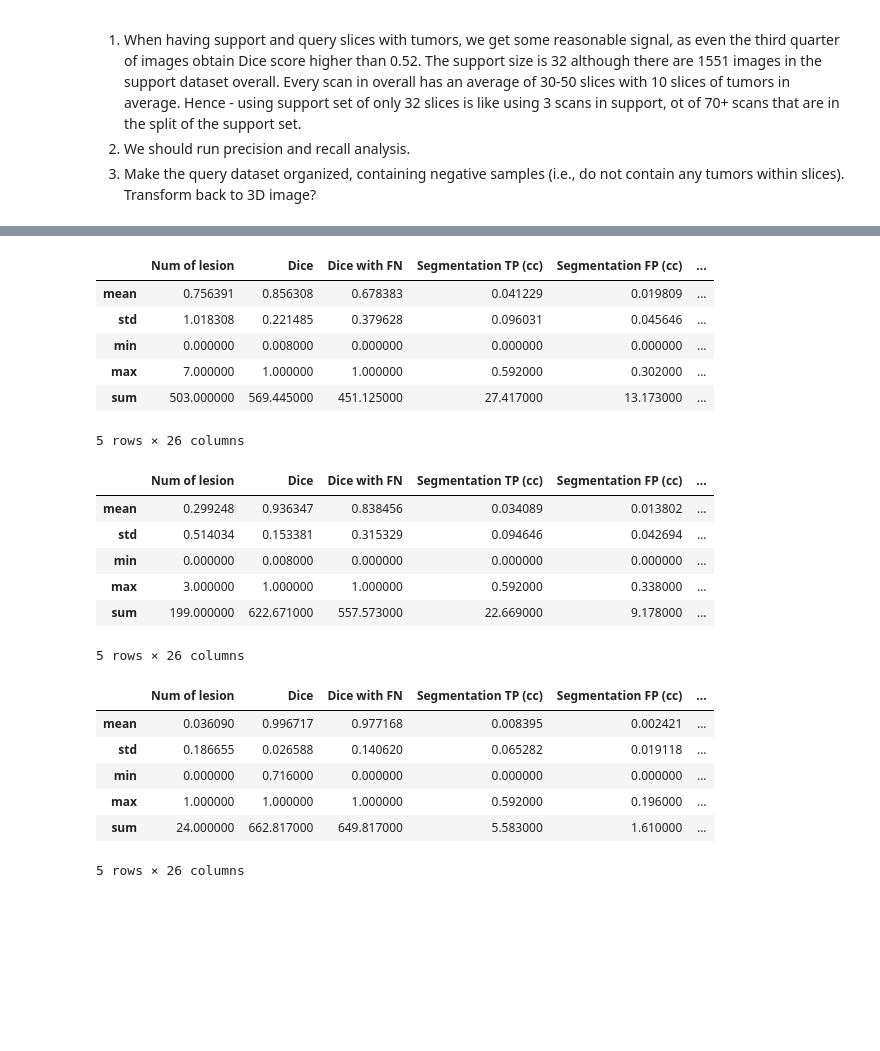
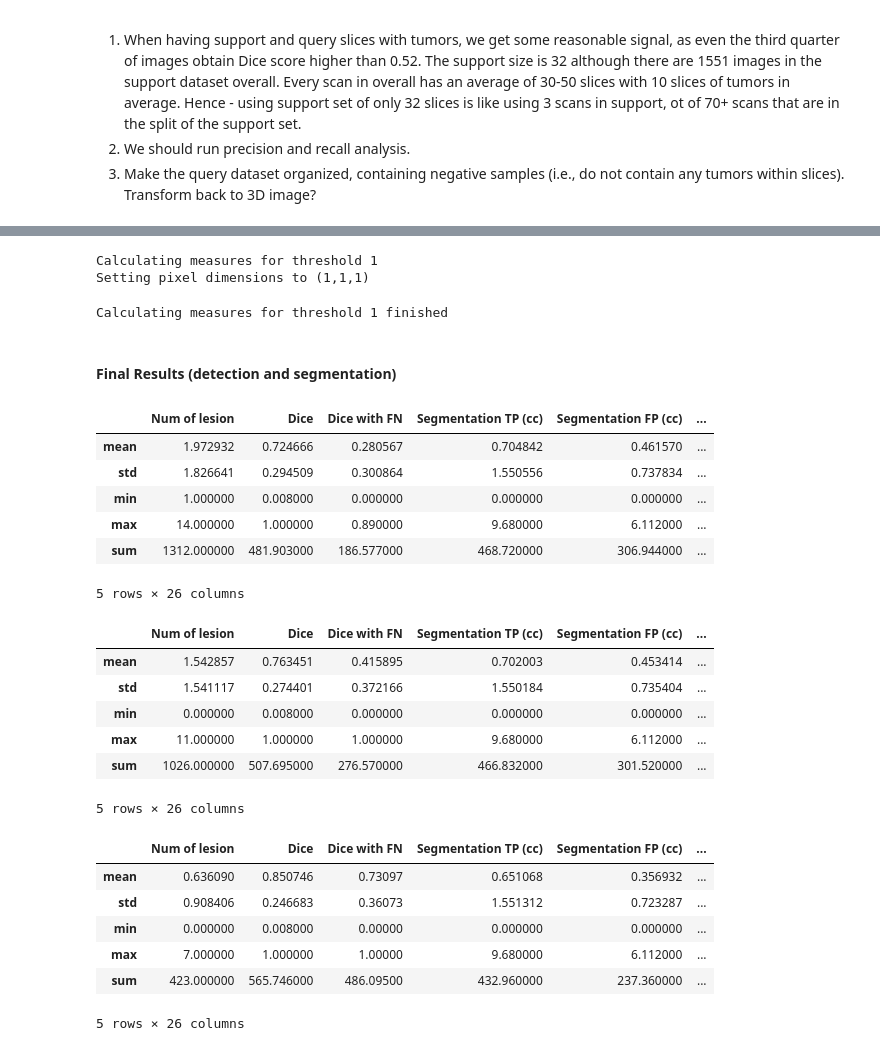
Before and after one commit to alinaryabtsev/FewShotLearning, a Jupyter notebook: test_modules/universeg_test.ipynb, the cells around one changed output, grey strips where cells are left out. Drawn from its saved outputs; the diff is of its cells as text; code cells hidden in the pictures; blank space fills up the shorter version.

Commit message:
finished detection and segmentation analysis for UniverSeg, with fixed calculate measures

```diff
--- a/test_modules/universeg_test.ipynb
+++ b/test_modules/universeg_test.ipynb
@@ -85,8 +91,10 @@ def visualize_tensors(tensors: torch.tensor, col_wrap: int=8, col_names: str=Non
 def dice_score(y_pred: torch.Tensor, y_true: torch.Tensor) -> float:
     y_pred = y_pred.long()
     y_true = y_true.long()
-    score = 2*(y_pred*y_true).sum() / (y_pred.sum() + y_true.sum())
-    return score.item()
+    intersection = torch.logical_and(y_true, y_pred)
+    if y_pred.sum() + y_true.sum() == 0:
+        return 1
+    return float(format(2. * intersection.sum() / (y_true.sum() + y_pred.sum()), '.3f'))
 # %%
 # run inference and compute losses for one test image
 @torch.no_grad()
@@ -515,35 +537,44 @@ Now we will calculate all measures of the query images:
 # %%
-predictions = [r.cpu().detach().numpy() for r in results["Prediction"]]
-gt = [r.cpu().detach().numpy() for r in results["Ground Truth"]]
+predictions = [resize(r.cpu().detach().numpy(), (r.shape[0] * 4, r.shape[1] * 4, r.shape[2]), anti_aliasing=True) for r in results["Prediction"]]
+gt = [resize(r.cpu().detach().numpy(), (r.shape[0] * 4, r.shape[1] * 4, r.shape[2]), anti_aliasing=True) for r in results["Ground Truth"]]
 # %%
 results_detection = calculate_measures_dataframe("tumors", predictions, gt, range(1, 2), pix_dim=True)[1]
+# %% [output]
+Calculating measures for threshold 1
+Setting pixel dimensions to (1,1,1)
+Calculating measures for threshold 1 finished
+# %% [markdown]
+#### Final Results (detection and segmentation)
 # %%
+results_detection[0].drop("Filename", inplace=True, axis=1)
 results_detection[0]  # all lesions
 # %% [output]
 |  | Num of lesion | Dice | Dice with FN | Segmentation TP (cc) | Segmentation FP (cc) | ... |
-| mean | 0.756391 | 0.856308 | 0.678383 | 0.041229 | 0.019809 | ... |
-| std | 1.018308 | 0.221485 | 0.379628 | 0.096031 | 0.045646 | ... |
-| min | 0.000000 | 0.008000 | 0.000000 | 0.000000 | 0.000000 | ... |
-| max | 7.000000 | 1.000000 | 1.000000 | 0.592000 | 0.302000 | ... |
-| sum | 503.000000 | 569.445000 | 451.125000 | 27.417000 | 13.173000 | ... |
+| mean | 1.972932 | 0.724666 | 0.280567 | 0.704842 | 0.461570 | ... |
+| std | 1.826641 | 0.294509 | 0.300864 | 1.550556 | 0.737834 | ... |
+| min | 1.000000 | 0.008000 | 0.000000 | 0.000000 | 0.000000 | ... |
+| max | 14.000000 | 1.000000 | 0.890000 | 9.680000 | 6.112000 | ... |
+| sum | 1312.000000 | 481.903000 | 186.577000 | 468.720000 | 306.944000 | ... |
 5 rows × 26 columns
 # %%
+results_detection[1].drop("Filename", inplace=True, axis=1)
 results_detection[1]  # lesions greater than 5 mm
 # %% [output]
 |  | Num of lesion | Dice | Dice with FN | Segmentation TP (cc) | Segmentation FP (cc) | ... |
-| mean | 0.299248 | 0.936347 | 0.838456 | 0.034089 | 0.013802 | ... |
-| std | 0.514034 | 0.153381 | 0.315329 | 0.094646 | 0.042694 | ... |
+| mean | 1.542857 | 0.763451 | 0.415895 | 0.702003 | 0.453414 | ... |
+| std | 1.541117 | 0.274401 | 0.372166 | 1.550184 | 0.735404 | ... |
 | min | 0.000000 | 0.008000 | 0.000000 | 0.000000 | 0.000000 | ... |
-| max | 3.000000 | 1.000000 | 1.000000 | 0.592000 | 0.338000 | ... |
-| sum | 199.000000 | 622.671000 | 557.573000 | 22.669000 | 9.178000 | ... |
+| max | 11.000000 | 1.000000 | 1.000000 | 9.680000 | 6.112000 | ... |
+| sum | 1026.000000 | 507.695000 | 276.570000 | 466.832000 | 301.520000 | ... |
 5 rows × 26 columns
 # %%
+results_detection[2].drop("Filename", inplace=True, axis=1)
 results_detection[2]  # lesions greater than 10 mm
 # %% [output]
 |  | Num of lesion | Dice | Dice with FN | Segmentation TP (cc) | Segmentation FP (cc) | ... |
-| mean | 0.036090 | 0.996717 | 0.977168 | 0.008395 | 0.002421 | ... |
-| std | 0.186655 | 0.026588 | 0.140620 | 0.065282 | 0.019118 | ... |
-| min | 0.000000 | 0.716000 | 0.000000 | 0.000000 | 0.000000 | ... |
-| max | 1.000000 | 1.000000 | 1.000000 | 0.592000 | 0.196000 | ... |
-| sum | 24.000000 | 662.817000 | 649.817000 | 5.583000 | 1.610000 | ... |
+| mean | 0.636090 | 0.850746 | 0.73097 | 0.651068 | 0.356932 | ... |
+| std | 0.908406 | 0.246683 | 0.36073 | 1.551312 | 0.723287 | ... |
+| min | 0.000000 | 0.008000 | 0.00000 | 0.000000 | 0.000000 | ... |
+| max | 7.000000 | 1.000000 | 1.00000 | 9.680000 | 6.112000 | ... |
+| sum | 423.000000 | 565.746000 | 486.09500 | 432.960000 | 237.360000 | ... |
 5 rows × 26 columns
```
Also changed, not shown: parts of 12 cells of this notebook.
